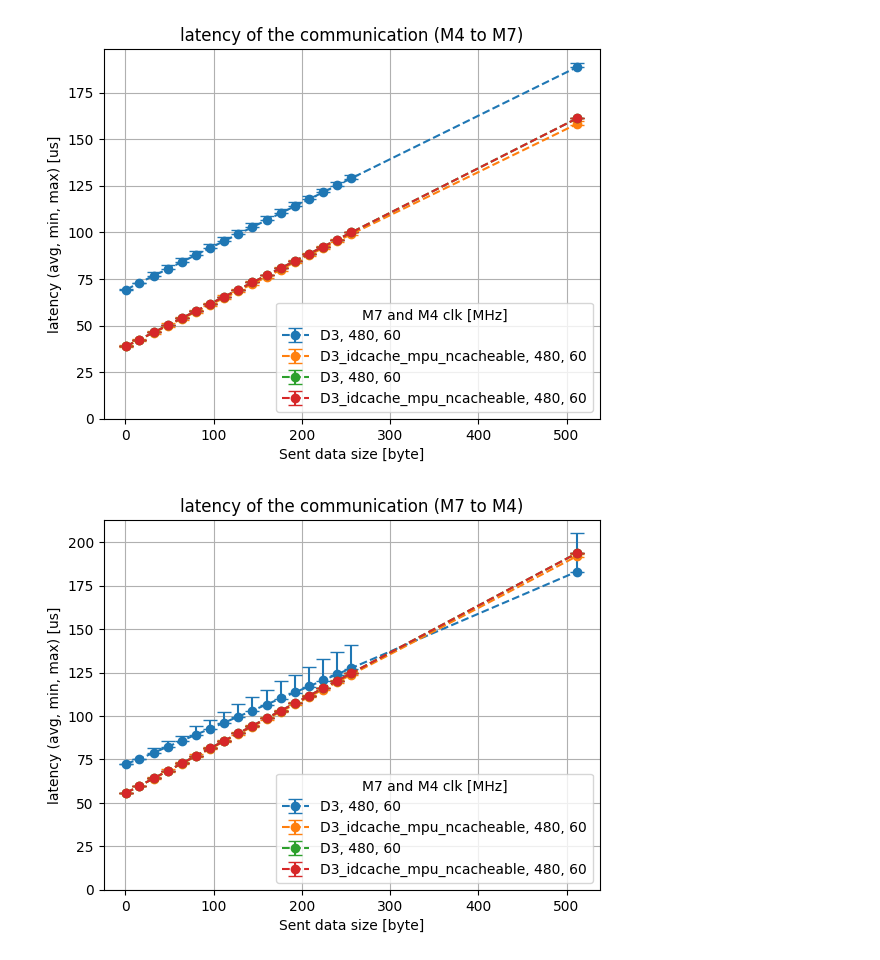
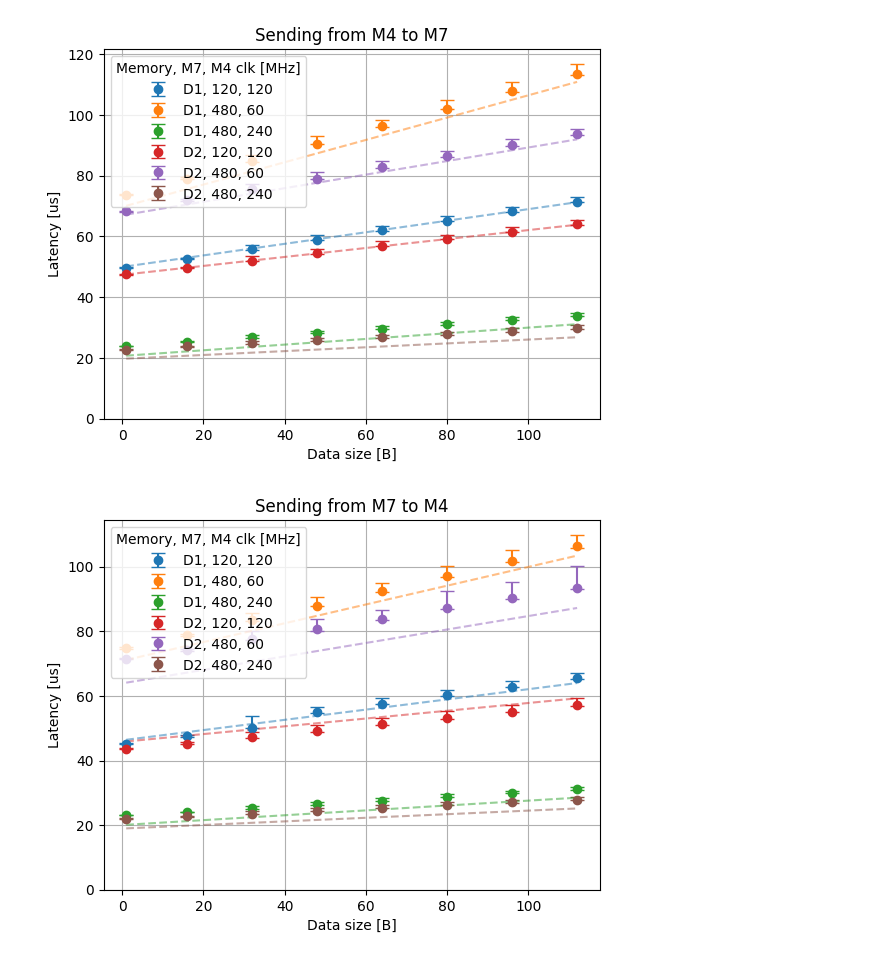
Before and after one commit to kovacsdotgergo/stm32h745-ipc-visu, a Jupyter notebook: model_visu.ipynb, the cells around one changed output. Saved outputs shown, nothing was run; the diff lists cells and outputs as text; code cells hidden in the pictures.

```diff
--- a/model_visu.ipynb
+++ b/model_visu.ipynb
@@ -8,7 +8,7 @@ import visu_3d
 import linear_model
 import visu_common
 
-mems = visu_common.get_mems('.', r'D3')
+mems = visu_common.get_mems('.', r'D[0-9]')
 meas_type = 'datarate'
 size = [1024]
 
@@ -30,8 +30,8 @@ for direction in ['r', 's']:
         visu_3d.errorbar_3d(clocks, data, ax, mem, cmap[j])
 
         # Predictions by the model
-        model = linear_model.LinearModel('models.json', mem, direction)
-        m7, m4, pred = model.get_grid_for_range(clocks, size, meas_type)
+        model_long = linear_model.LinearModel('models.json', mem, direction)
+        m7, m4, pred = model_long.get_grid_for_range(clocks, size, meas_type)
         visu_3d.model_grid(m7, m4, pred, ax, mpl.colors.to_rgba(cmap[j], 0.3))
     visu_3d.setup_ax(ax, direction, meas_type, size)
 # show graph
@@ -86,42 +42,53 @@ plt.show()
 # %%
 import visu
 import visu_common
 import numpy as np
 import measurement
 import matplotlib.pyplot as plt
+import matplotlib as mpl
 import linear_model
-configs = [{'mem': 'D3', 'clk': (480, 60)},
-           {'mem': 'D3_idcache_mpu_ncacheable', 'clk': (480, 60)}]
+configs = [{'mem': 'D1', 'clk': (120, 120)},
+           {'mem': 'D1', 'clk': (480, 60)},
+           {'mem': 'D1', 'clk': (480, 240)},
+           {'mem': 'D2', 'clk': (120, 120)},
+           {'mem': 'D2', 'clk': (480, 60)},
+           {'mem': 'D2', 'clk': (480, 240)},]
 meas_type = 'latency'
 
+cmap = mpl.colormaps['tab10'].colors
 dir = f'{configs[0]["mem"]}/meas_r_{configs[0]["clk"][0]}_{configs[0]["clk"][1]}'
-sizes = sorted(visu_common.get_sizes(dir, size_lambda=lambda s: s<530))
+sizes = sorted(visu_common.get_sizes(dir, size_lambda=lambda s: s < 120))
+model_long = linear_model.LinearModel('models_long.json', configs[0]['mem'], 'r')
+model_short = linear_model.LinearModel('models.json', configs[0]['mem'], 'r')
 
 for direction in ['r', 's']:
     # Measurement data
     data = np.ndarray((len(configs), 3, len(sizes)))
     for i, config in enumerate(configs):
         mem = config['mem']
         m7, m4 = config['clk']
         dir = f'{config["mem"]}/meas_{direction}_{m7}_{m4}'
 
         data[i] = measurement.get_and_calc_meas(m4, dir, sizes, meas_type)
     data = measurement.upper_lower_from_minmax(data)
     plt.figure()
-    visu.errorbars(configs, sizes, data, meas_type)
+    visu.errorbars(configs, sizes, data, cmap)
 
+    preds = np.ndarray((len(configs), len(sizes)))
     # Model predictions
-    model = linear_model.LinearModel('models.json', mem, direction)
-    pred = np.zeros((len(configs), 3, len(sizes)))
-    pred[:, 0] = model.get_output(m7, m4, sizes, meas_type)
-    pred_configs = [{'mem': config['mem'] + '_pred',
-                     'clk': config['clk']} \
-                    for config in configs]
-    visu.errorbars(configs, sizes, pred, meas_type)
+    for i, config in enumerate(configs):
+        mem, (m7, m4) = config['mem'], config['clk']
+        model_long.set_model(mem, direction)
+        pred = model_long.get_output(m7, m4, sizes, meas_type)
+        preds[i] = pred
+        visu.model_plot(sizes, pred, m7, m4, mem, cmap[i])
+        # model_short.set_model(mem, direction)
+        # pred = model_short.get_output(m7, m4, sizes, meas_type)
+        # visu.model_plot(sizes, pred, m7, m4, mem, cmap[i])
     visu.setup_errorbars(meas_type, direction)
 # %% [output]
-[figure, old version]
+[figure, new version]
-[figure, old version]
+[figure, new version]
 # %%
 import visu
 configs = [{'mem': 'D3', 'clk': (480, 60)}]
```
Also changed, not shown: parts of 6 cells of this notebook, 5 other files.
